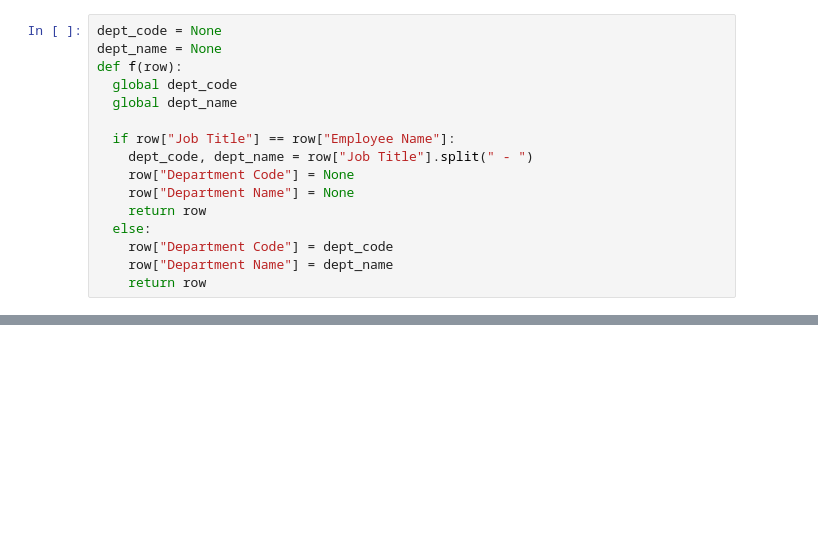
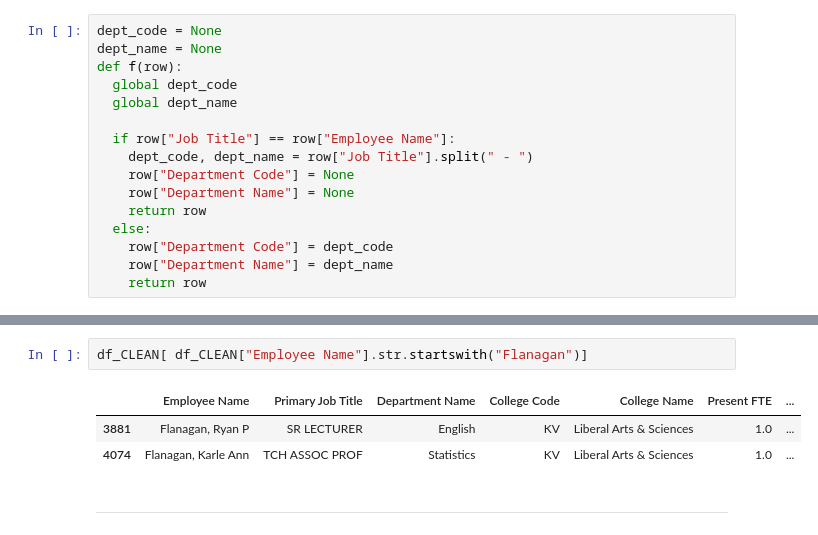
Before and after one commit to wadefagen/datasets, a Jupyter notebook: graybook/src/scrapeActive.ipynb, the cells around one changed output, grey strips where cells are left out. Drawn from its saved outputs; the diff is of its cells as text; blank space fills up the shorter version.

```diff
--- a/graybook/src/scrapeActive.ipynb
+++ b/graybook/src/scrapeActive.ipynb
@@ -27,0 +228,8 @@ def f(row):
+# %%
+df_CLEAN[ df_CLEAN["Employee Name"].str.startswith("Flanagan")]
+# %% [output]
+|  | Employee Name | Primary Job Title | Department Name | College Code | College Name | Present FTE | ... |
+| 3881 | Flanagan, Ryan P | SR LECTURER | English | KV | Liberal Arts & Sciences | 1.0 | ... |
+| 4074 | Flanagan, Karle Ann | TCH ASSOC PROF | Statistics | KV | Liberal Arts & Sciences | 1.0 | ... |
+# %% [markdown]
+<hr>
```
Also changed, not shown: parts of 19 cells of this notebook, 1 other file.
